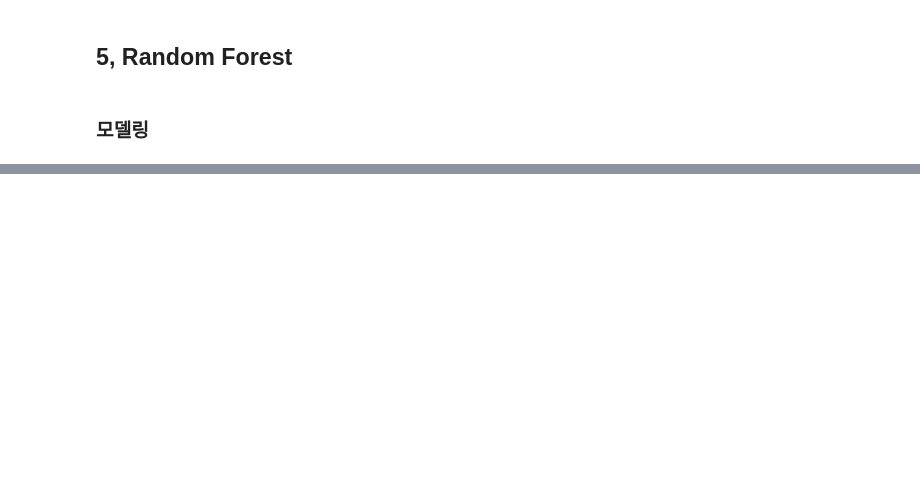
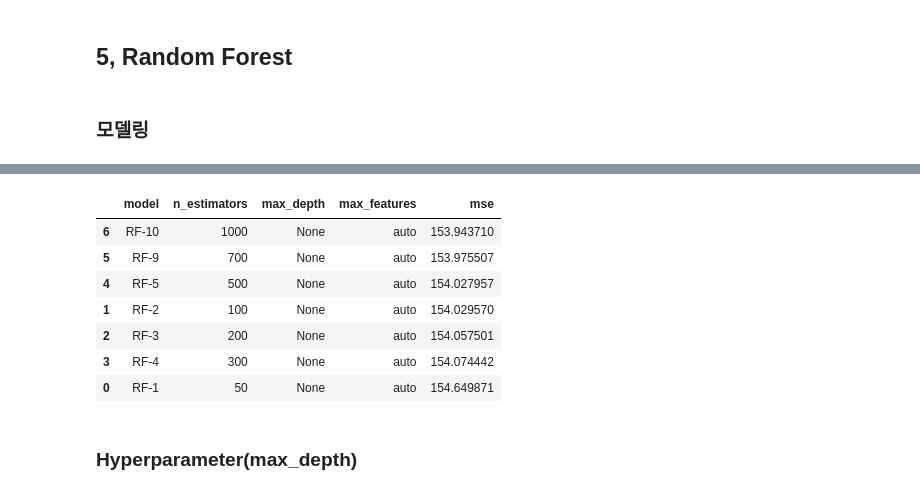
Before and after one commit to Seungeun-Song/Study-for-K-Digital-AI-developer, a Jupyter notebook: Practice/21_03_14_연습4.ipynb, the cells around one changed output, grey strips where cells are left out. Cells and saved outputs as stored; diff of their text form; code cells hidden in the pictures; blank space fills up the shorter version.

```diff
--- a/Practice/21_03_14_연습4.ipynb
+++ b/Practice/21_03_14_연습4.ipynb
@@ -334,3 +343,13 @@ for i in a:
 {'model': 'DT-3', 'max_depth': 5, 'mse': 151.6448906761661}
 {'model': 'DT-4', 'max_depth': 7, 'mse': 149.83337137828704}
 {'model': 'DT-5', 'max_depth': 9, 'mse': 154.74630523430213}
+# %%
+a = [11,13,15]
+
+for i in a:
+  model = 'DT-'+str(index)
+  index += 1
+  res = decisionTree(model, X, y, md=i)
+  print(res)
+  DT_mse = DT_mse.append(res, ignore_index=True)
+  DF_res = DF_res.append(res, ignore_index=True)
@@ -341,9 +364,9 @@ for i in a:
 # %%
 from sklearn.ensemble import RandomForestRegressor
 
-def randomForest(model, X, y, n_est, md='auto', mf=None, visualFeatures=False):
+def randomForest(model, X, y, n_est, md=None, mf='auto', visualFeatures=False):
   # split
-  X_train, X_test, y_train, y_test = train_test_split(X, y, test_size=0.3, random_state=2045)
+  X_train, X_test, y_train, y_test = train_test_split(X, y, stratify =y,test_size=0.3, random_state=2045)
 
   # modeling
   RF = RandomForestRegressor(n_estimators=n_est, max_depth=md, max_features=mf, criterion='mse', n_jobs=-1, random_state=2045)
@@ -373,0 +423,13 @@ TypeError: ignored
+# %%
+RF_mse.sort_values(by='mse')
+# %% [output]
+|  | model | n_estimators | max_depth | max_features | mse |
+| 6 | RF-10 | 1000 | None | auto | 153.943710 |
+| 5 | RF-9 | 700 | None | auto | 153.975507 |
+| 4 | RF-5 | 500 | None | auto | 154.027957 |
+| 1 | RF-2 | 100 | None | auto | 154.029570 |
+| 2 | RF-3 | 200 | None | auto | 154.057501 |
+| 3 | RF-4 | 300 | None | auto | 154.074442 |
+| 0 | RF-1 | 50 | None | auto | 154.649871 |
+# %% [markdown]
+### Hyperparameter(max_depth)
```
Also changed, not shown: parts of 50 cells of this notebook.
